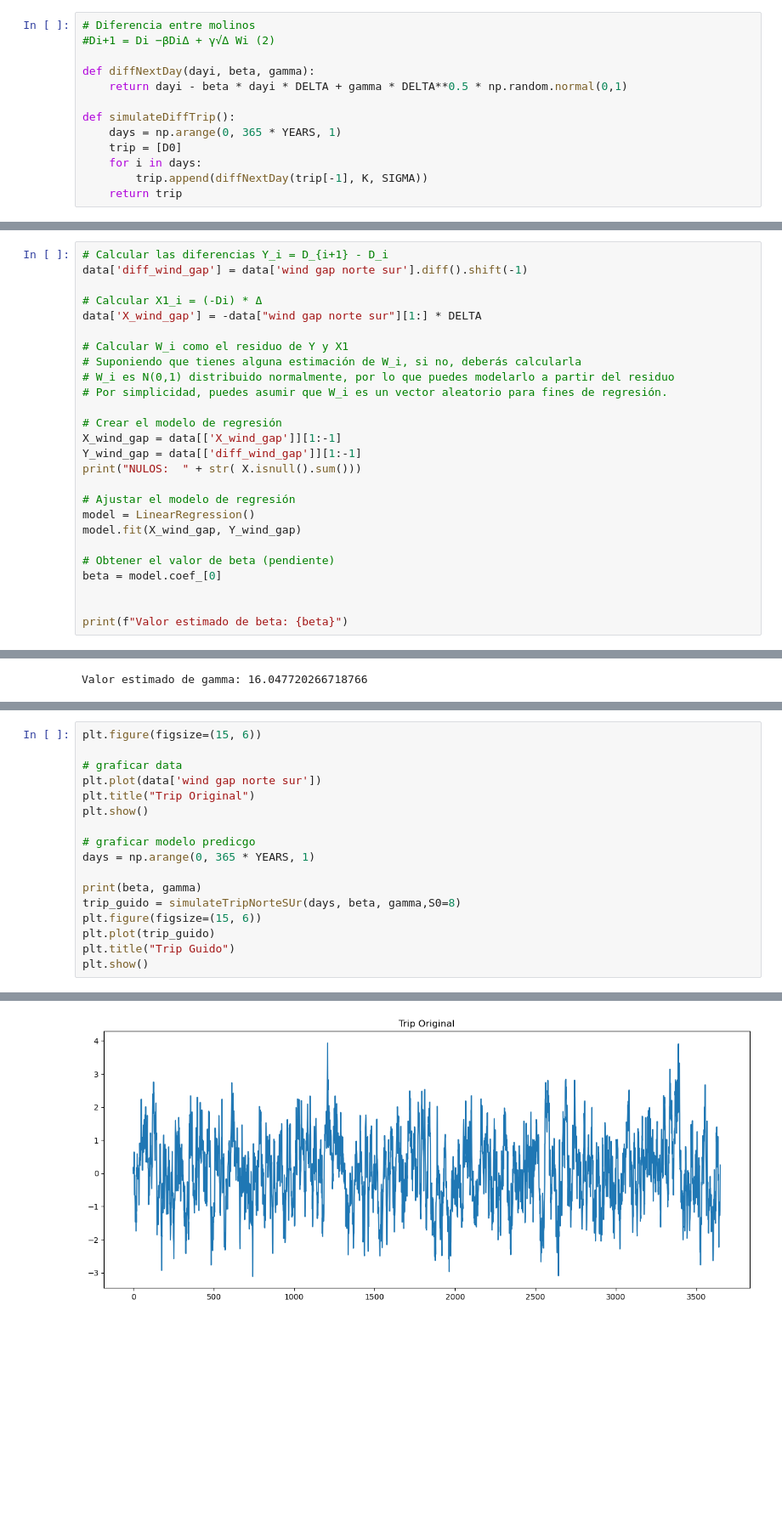
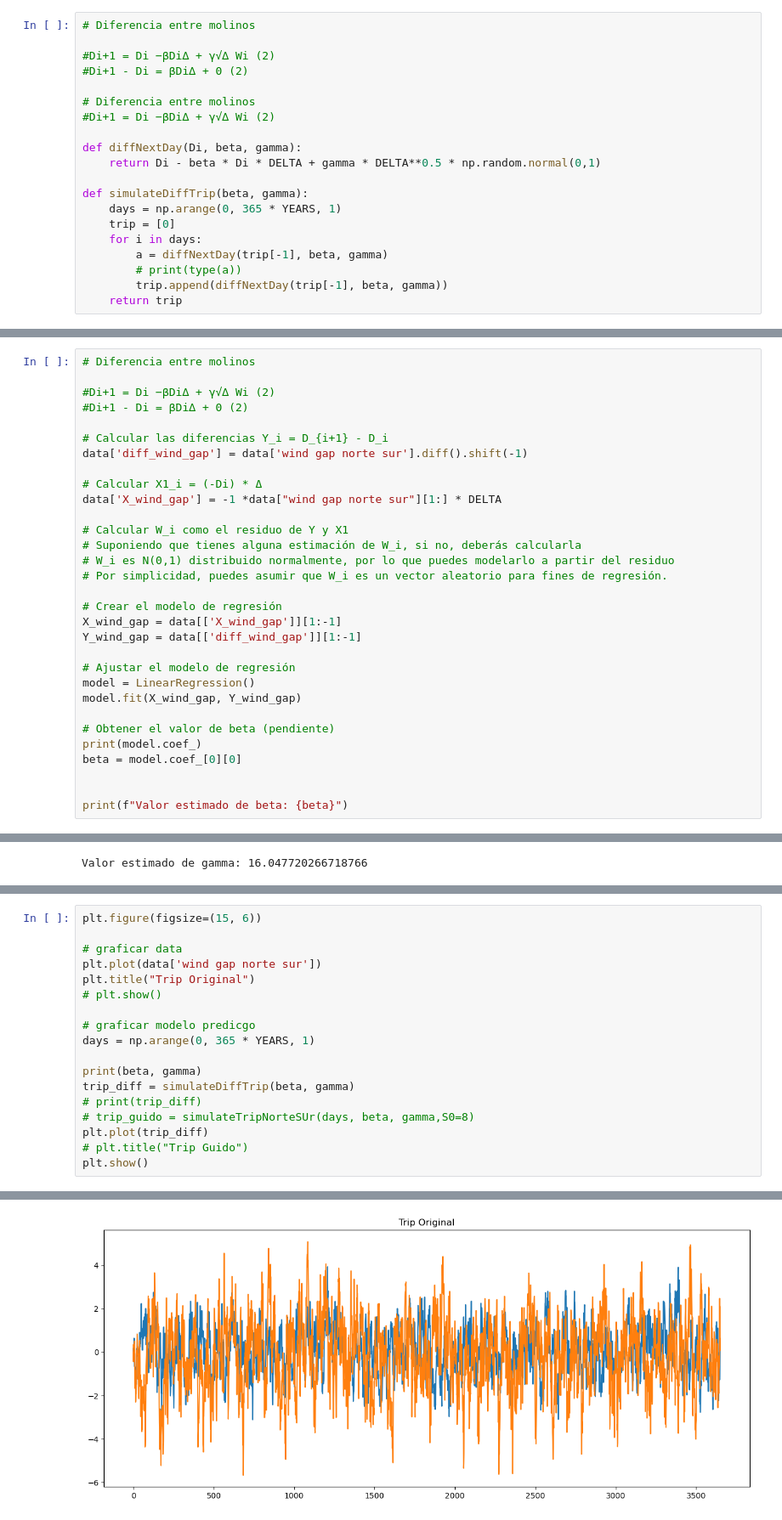
Before and after one commit to GuidoDSalem/TP---AplicacionesComputacionales, a Jupyter notebook: main.ipynb, the cells around one changed output, grey strips where cells are left out. Shown: that part at 85% size. Saved outputs shown, nothing was run; the diff lists cells and outputs as text; blank space fills up the shorter version.

Commit message:
avance un poco guido

```diff
--- a/main.ipynb
+++ b/main.ipynb
@@ -41,15 +56,22 @@ def simulateTrip(days, k , sigma, S0 = 8):
         trip.append(nextDay(i,Si, k, sigma))
     return trip
 # %%
+# Diferencia entre molinos
+
+#Di+1 = Di −βDi∆ + γ√∆ Wi (2)
+#Di+1 - Di = βDi∆ + 0 (2)
+
 # Diferencia entre molinos
 #Di+1 = Di −βDi∆ + γ√∆ Wi (2)
 
-def diffNextDay(dayi, beta, gamma):
-    return dayi - beta * dayi * DELTA + gamma * DELTA**0.5 * np.random.normal(0,1)
+def diffNextDay(Di, beta, gamma):
+    return Di - beta * Di * DELTA + gamma * DELTA**0.5 * np.random.normal(0,1)
 
-def simulateDiffTrip():
+def simulateDiffTrip(beta, gamma):
     days = np.arange(0, 365 * YEARS, 1)
-    trip = [D0]
+    trip = [0]
     for i in days:
-        trip.append(diffNextDay(trip[-1], K, SIGMA))
+        a = diffNextDay(trip[-1], beta, gamma)
+        # print(type(a))
+        trip.append(diffNextDay(trip[-1], beta, gamma))
     return trip
@@ -189,11 +192,16 @@ data.head()
 | 3 | 4 | 10.791337 | 0.071085 | -0.037244 | -0.007655 | 0.007358 |
 | 4 | 5 | 10.754093 | 0.078442 | 0.017364 | -0.007558 | 0.563745 |
 # %%
+# Diferencia entre molinos
+
+#Di+1 = Di −βDi∆ + γ√∆ Wi (2)
+#Di+1 - Di = βDi∆ + 0 (2)
+
 # Calcular las diferencias Y_i = D_{i+1} - D_i
 data['diff_wind_gap'] = data['wind gap norte sur'].diff().shift(-1)
 
 # Calcular X1_i = (-Di) * Δ
-data['X_wind_gap'] = -data["wind gap norte sur"][1:] * DELTA
+data['X_wind_gap'] = -1 *data["wind gap norte sur"][1:] * DELTA
 
 # Calcular W_i como el residuo de Y y X1
 # Suponiendo que tienes alguna estimación de W_i, si no, deberás calcularla
@@ -203,14 +211,14 @@ data['X_wind_gap'] = -data["wind gap norte sur"][1:] * DELTA
 # Crear el modelo de regresión
 X_wind_gap = data[['X_wind_gap']][1:-1]
 Y_wind_gap = data[['diff_wind_gap']][1:-1]
-print("NULOS:  " + str( X.isnull().sum()))
 
 # Ajustar el modelo de regresión
 model = LinearRegression()
 model.fit(X_wind_gap, Y_wind_gap)
 
 # Obtener el valor de beta (pendiente)
-beta = model.coef_[0]
+print(model.coef_)
+beta = model.coef_[0][0]
 
 
 print(f"Valor estimado de beta: {beta}")
@@ -233,15 +244,16 @@ plt.figure(figsize=(15, 6))
 # graficar data
 plt.plot(data['wind gap norte sur'])
 plt.title("Trip Original")
-plt.show()
+# plt.show()
 
 # graficar modelo predicgo
 days = np.arange(0, 365 * YEARS, 1)
 
 print(beta, gamma)
-trip_guido = simulateTripNorteSUr(days, beta, gamma,S0=8)
-plt.figure(figsize=(15, 6))
-plt.plot(trip_guido)
-plt.title("Trip Guido")
+trip_diff = simulateDiffTrip(beta, gamma)
+# print(trip_diff)
+# trip_guido = simulateTripNorteSUr(days, beta, gamma,S0=8)
+plt.plot(trip_diff)
+# plt.title("Trip Guido")
 plt.show()
 # %% [output]
@@ -248 +261 @@ plt.show()
-[figure, old version]
+[figure, new version]
```
Also changed, not shown: parts of 15 cells of this notebook.
